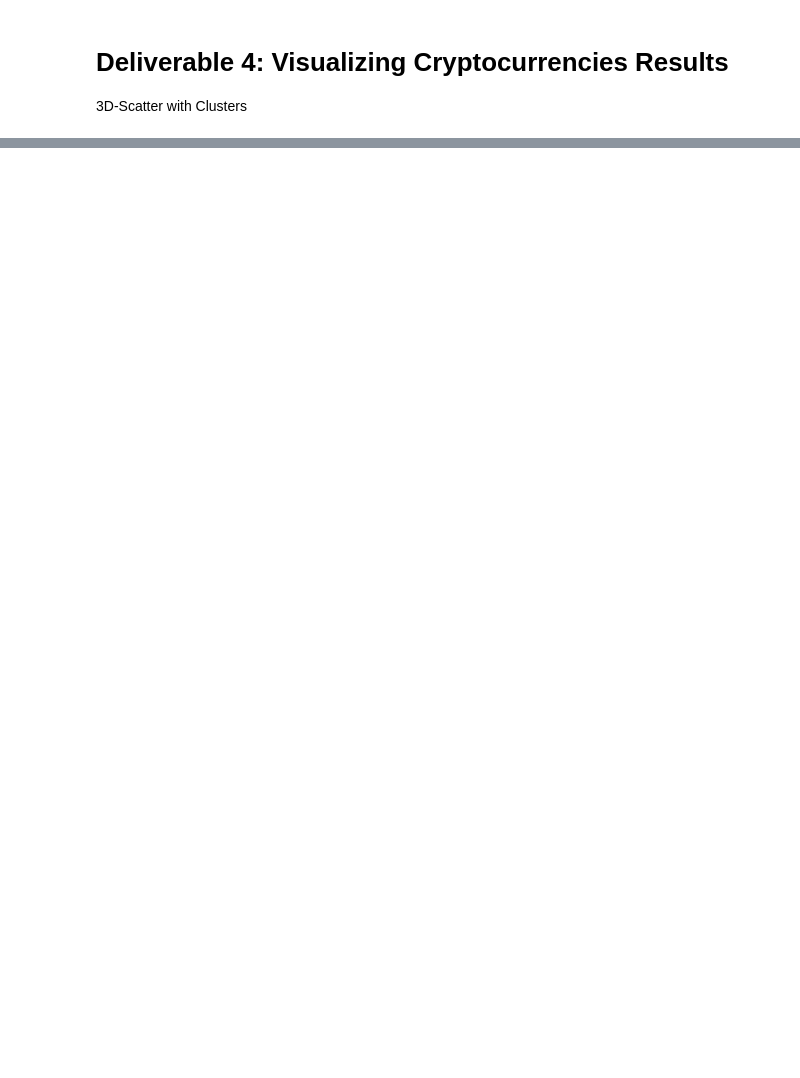
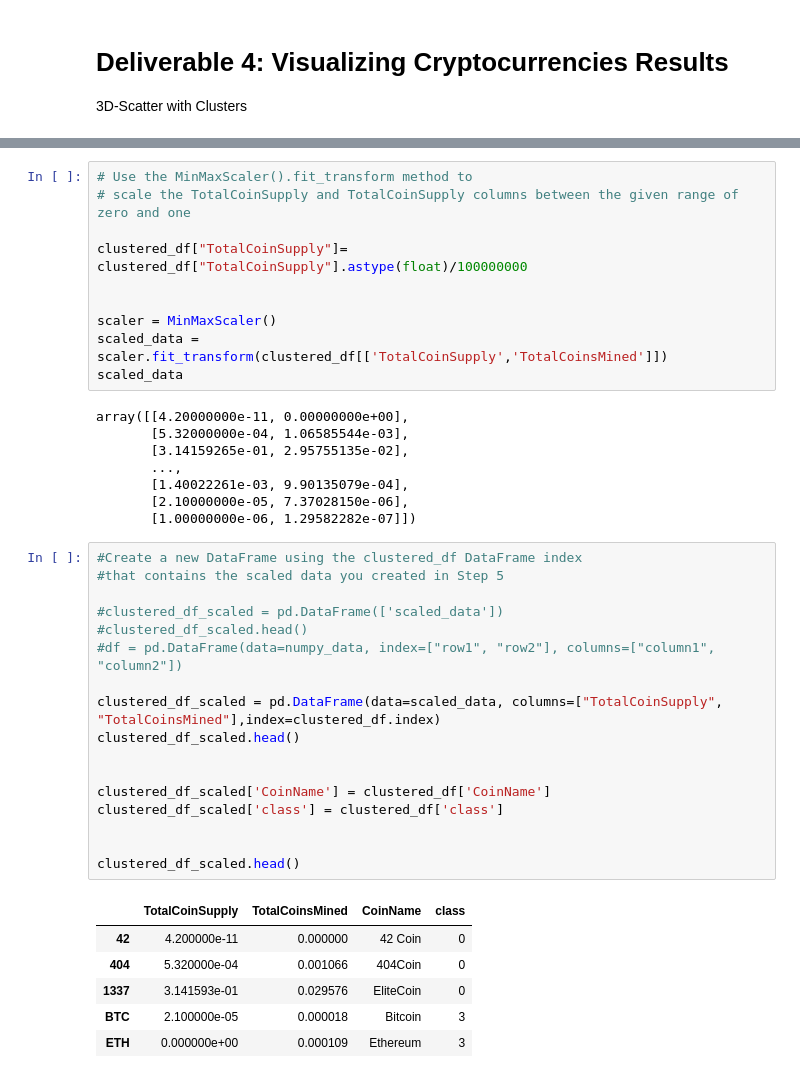
Before and after one commit to shaileeM/Cryptocurrencies, a Jupyter notebook: crypto_clustering.ipynb, the cells around one changed output, grey strips where cells are left out. Cells and saved outputs as stored; diff of their text form; blank space fills up the shorter version.

```diff
--- a/crypto_clustering.ipynb
+++ b/crypto_clustering.ipynb
@@ -260,0 +290,42 @@ fig.show()
+# %%
+# Use the MinMaxScaler().fit_transform method to
+# scale the TotalCoinSupply and TotalCoinSupply columns between the given range of zero and one
+
+clustered_df["TotalCoinSupply"]= clustered_df["TotalCoinSupply"].astype(float)/100000000
+
+
+scaler = MinMaxScaler()
+scaled_data = scaler.fit_transform(clustered_df[['TotalCoinSupply','TotalCoinsMined']])
+scaled_data
+# %% [output]
+array([[4.20000000e-11, 0.00000000e+00],
+       [5.32000000e-04, 1.06585544e-03],
+       [3.14159265e-01, 2.95755135e-02],
+       ...,
+       [1.40022261e-03, 9.90135079e-04],
+       [2.10000000e-05, 7.37028150e-06],
+       [1.00000000e-06, 1.29582282e-07]])
+# %%
+#Create a new DataFrame using the clustered_df DataFrame index
+#that contains the scaled data you created in Step 5
+
+#clustered_df_scaled = pd.DataFrame(['scaled_data'])
+#clustered_df_scaled.head()
+#df = pd.DataFrame(data=numpy_data, index=["row1", "row2"], columns=["column1", "column2"])
+
+clustered_df_scaled = pd.DataFrame(data=scaled_data, columns=["TotalCoinSupply", "TotalCoinsMined"],index=clustered_df.index)
+clustered_df_scaled.head()
+
+
+clustered_df_scaled['CoinName'] = clustered_df['CoinName']
+clustered_df_scaled['class'] = clustered_df['class']
+
+
+clustered_df_scaled.head()
+# %% [output]
+|  | TotalCoinSupply | TotalCoinsMined | CoinName | class |
+| 42 | 4.200000e-11 | 0.000000 | 42 Coin | 0 |
+| 404 | 5.320000e-04 | 0.001066 | 404Coin | 0 |
+| 1337 | 3.141593e-01 | 0.029576 | EliteCoin | 0 |
+| BTC | 2.100000e-05 | 0.000018 | Bitcoin | 3 |
+| ETH | 0.000000e+00 | 0.000109 | Ethereum | 3 |
```
Also changed, not shown: parts of 10 cells of this notebook.
